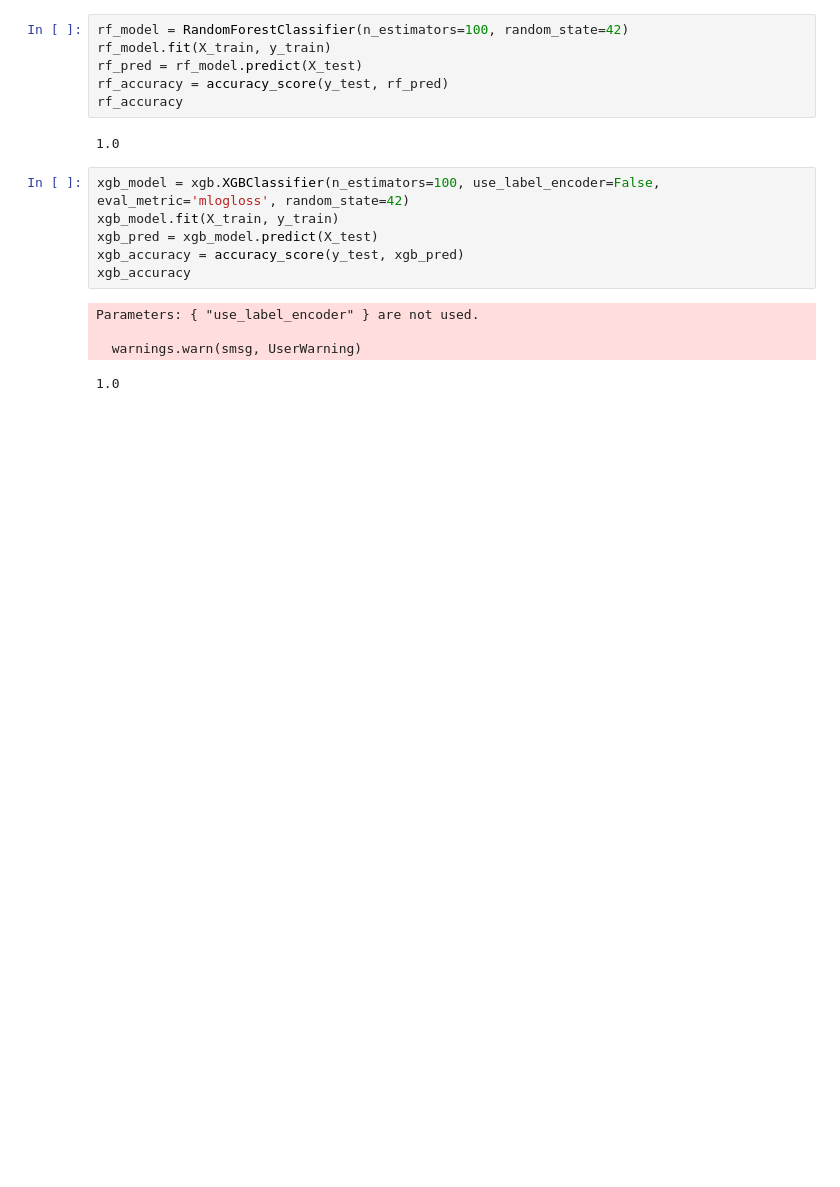
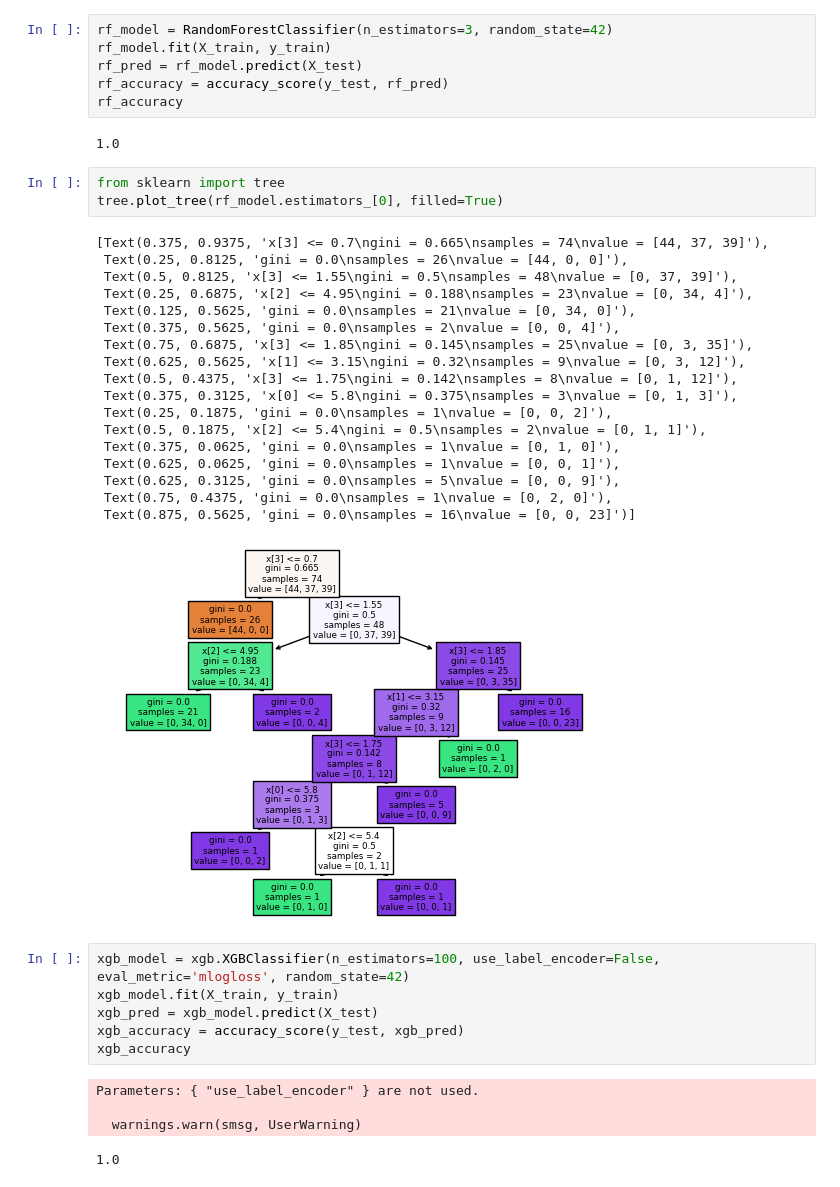
Before and after one commit to HSKayman/My_Improvement_Path, a Jupyter notebook: Data_Science_Magnimind/Machine_Learning/Trees/Ensembles.ipynb, the cells around one changed output. Saved outputs shown, nothing was run; the diff lists cells and outputs as text; blank space fills up the shorter version.

```diff
--- a/Data_Science_Magnimind/Machine_Learning/Trees/Ensembles.ipynb
+++ b/Data_Science_Magnimind/Machine_Learning/Trees/Ensembles.ipynb
@@ -14,13 +14,35 @@ X, y = data.data, data.target
 
 X_train, X_test, y_train, y_test = train_test_split(X, y, test_size=0.2, random_state=42)
 # %%
-rf_model = RandomForestClassifier(n_estimators=100, random_state=42)
+rf_model = RandomForestClassifier(n_estimators=3, random_state=42)
 rf_model.fit(X_train, y_train)
 rf_pred = rf_model.predict(X_test)
 rf_accuracy = accuracy_score(y_test, rf_pred)
 rf_accuracy
 # %% [output]
 1.0
+# %%
+from sklearn import tree
+tree.plot_tree(rf_model.estimators_[0], filled=True)
+# %% [output]
+[Text(0.375, 0.9375, 'x[3] <= 0.7\ngini = 0.665\nsamples = 74\nvalue = [44, 37, 39]'),
+ Text(0.25, 0.8125, 'gini = 0.0\nsamples = 26\nvalue = [44, 0, 0]'),
+ Text(0.5, 0.8125, 'x[3] <= 1.55\ngini = 0.5\nsamples = 48\nvalue = [0, 37, 39]'),
+ Text(0.25, 0.6875, 'x[2] <= 4.95\ngini = 0.188\nsamples = 23\nvalue = [0, 34, 4]'),
+ Text(0.125, 0.5625, 'gini = 0.0\nsamples = 21\nvalue = [0, 34, 0]'),
+ Text(0.375, 0.5625, 'gini = 0.0\nsamples = 2\nvalue = [0, 0, 4]'),
+ Text(0.75, 0.6875, 'x[3] <= 1.85\ngini = 0.145\nsamples = 25\nvalue = [0, 3, 35]'),
+ Text(0.625, 0.5625, 'x[1] <= 3.15\ngini = 0.32\nsamples = 9\nvalue = [0, 3, 12]'),
+ Text(0.5, 0.4375, 'x[3] <= 1.75\ngini = 0.142\nsamples = 8\nvalue = [0, 1, 12]'),
+ Text(0.375, 0.3125, 'x[0] <= 5.8\ngini = 0.375\nsamples = 3\nvalue = [0, 1, 3]'),
+ Text(0.25, 0.1875, 'gini = 0.0\nsamples = 1\nvalue = [0, 0, 2]'),
+ Text(0.5, 0.1875, 'x[2] <= 5.4\ngini = 0.5\nsamples = 2\nvalue = [0, 1, 1]'),
+ Text(0.375, 0.0625, 'gini = 0.0\nsamples = 1\nvalue = [0, 1, 0]'),
+ Text(0.625, 0.0625, 'gini = 0.0\nsamples = 1\nvalue = [0, 0, 1]'),
+ Text(0.625, 0.3125, 'gini = 0.0\nsamples = 5\nvalue = [0, 0, 9]'),
+ Text(0.75, 0.4375, 'gini = 0.0\nsamples = 1\nvalue = [0, 2, 0]'),
+ Text(0.875, 0.5625, 'gini = 0.0\nsamples = 16\nvalue = [0, 0, 23]')]
+[figure, added]
 # %%
 xgb_model = xgb.XGBClassifier(n_estimators=100, use_label_encoder=False, eval_metric='mlogloss', random_state=42)
 xgb_model.fit(X_train, y_train)
```
Also changed, not shown: parts of 4 cells of this notebook, 1 other file.
